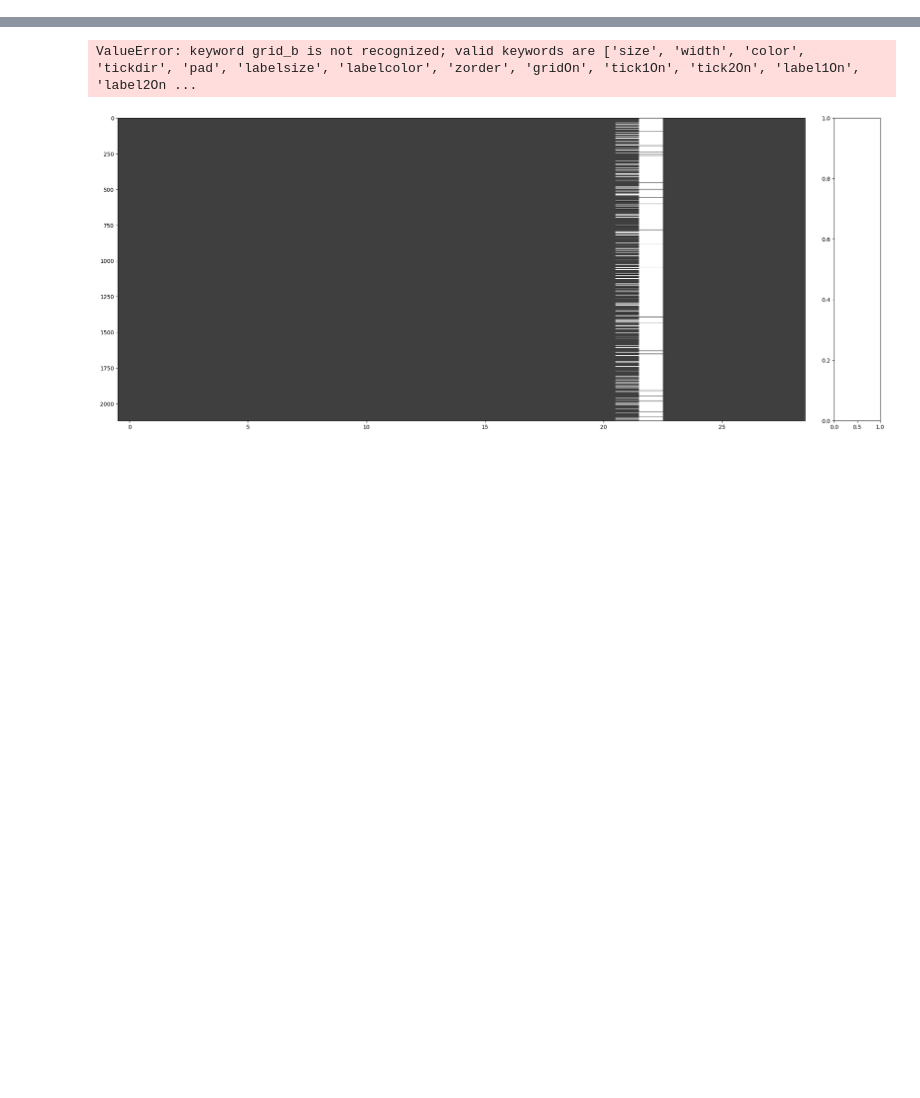
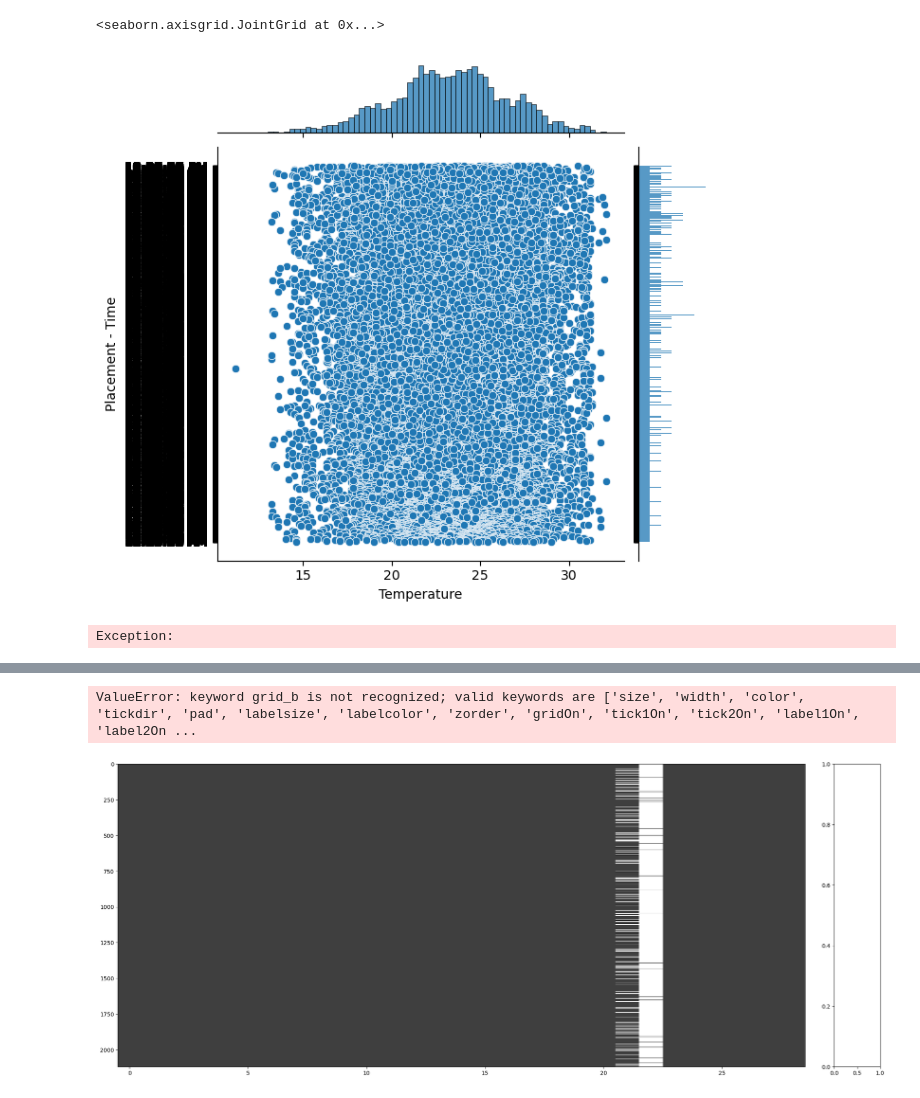
Before and after one commit to nelson-lojo/motor-bi-X, a Jupyter notebook: notebook-nelson.ipynb, the cells around one changed output, grey strips where cells are left out. Cells and saved outputs as stored; diff of their text form; code cells hidden in the pictures; blank space fills up the shorter version.

```diff
--- a/notebook-nelson.ipynb
+++ b/notebook-nelson.ipynb
@@ -13,0 +149,18 @@ df.head(3)
+# %%
+temp_control = df[[
+    "Placement - Day of Month",
+    "Placement - Weekday (Mo = 1)",
+    "Placement - Time",
+    "Pickup Long",
+    "Pickup Lat",
+    "Destination Long",
+    "Destination Lat",
+    "Distance (KM)",
+    "Time from Pickup to Arrival",
+    "Temperature"
+]]
+def get_minute_from_dt_series(series: pd.Series) -> pd.Series:
+    return pd.to_datetime(series).dt.hour * 60 + pd.to_datetime(series).dt.minute
+
+temp_control["Placement - Time"] = get_minute_from_dt_series(temp_control["Placement - Time"])
+temp_control.head(3)
@@ -13,0 +177,5 @@ df.head(3)
+# %%
+imputer = IterativeImputer(random_state=42)
+imputer.fit(temp_control.to_numpy())
+df['Temperature'] = imputer.transform(temp_control)[:, -1]
+del imputer
@@ -13,0 +200,11 @@ df.head(3)
+# %%
+sns.jointplot(df, x="Temperature", y="Placement - Time")
+# %% [output]
+<seaborn.axisgrid.JointGrid at 0x...>
+[figure, added]
+# %%
+raise Exception()
+weekdays = (df['Arrival at Destination - Weekday (Mo = 1)'] % 7)
+weekdays.unique()
+# %% [output]
+Exception:
```
Also changed, not shown: parts of 29 cells of this notebook, 4 other files.
